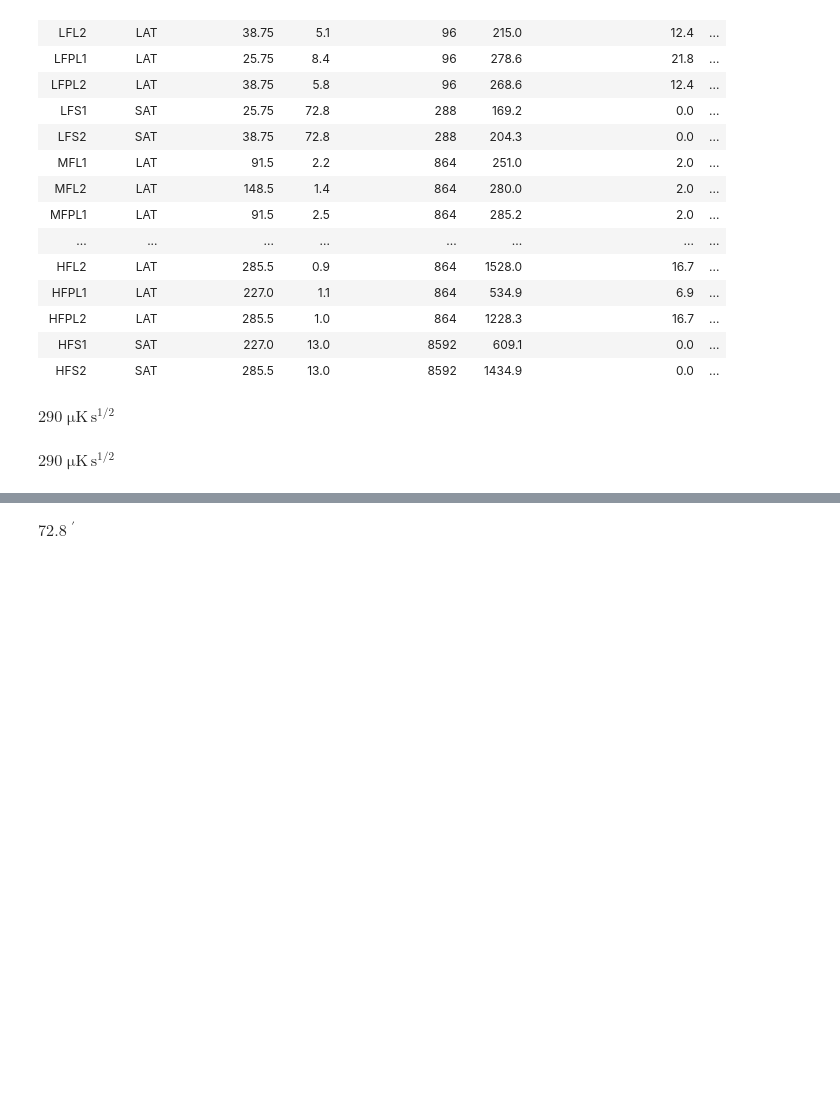
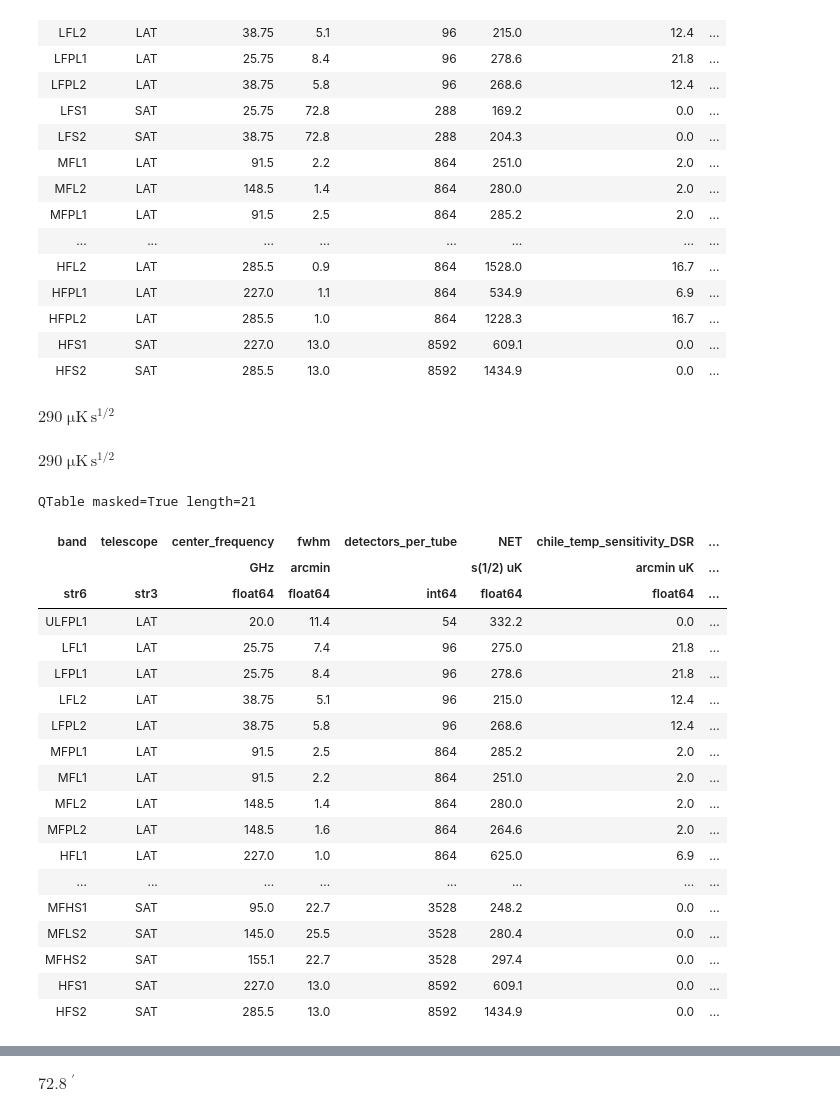
Before and after one commit to CMB-S4/s4mapbasedsims, a Jupyter notebook: 202102_design_tool_run/utils/create_s4_instrument_parameters.ipynb, the cells around one changed output, grey strips where cells are left out. Cells and saved outputs as stored; diff of their text form; code cells hidden in the pictures; blank space fills up the shorter version.

```diff
--- a/202102_design_tool_run/utils/create_s4_instrument_parameters.ipynb
+++ b/202102_design_tool_run/utils/create_s4_instrument_parameters.ipynb
@@ -297,6 +297,31 @@ t.loc["MFLS1"]["NET"]
 $290 \; \mathrm{\mu K\,s^{1/2}}$
 # %%
 t.meta["comments"] = ipac_warning
+# %%
+t.sort(["telescope", "center_frequency"])
+# %%
+t
+# %% [output]
+QTable masked=True length=21
+| band | telescope | center_frequency | fwhm | detectors_per_tube | NET | chile_temp_sensitivity_DSR | ... |
+|  |  | GHz | arcmin |  | s(1/2) uK | arcmin uK | ... |
+| str6 | str3 | float64 | float64 | int64 | float64 | float64 | ... |
+| ULFPL1 | LAT | 20.0 | 11.4 | 54 | 332.2 | 0.0 | ... |
+| LFL1 | LAT | 25.75 | 7.4 | 96 | 275.0 | 21.8 | ... |
+| LFPL1 | LAT | 25.75 | 8.4 | 96 | 278.6 | 21.8 | ... |
+| LFL2 | LAT | 38.75 | 5.1 | 96 | 215.0 | 12.4 | ... |
+| LFPL2 | LAT | 38.75 | 5.8 | 96 | 268.6 | 12.4 | ... |
+| MFPL1 | LAT | 91.5 | 2.5 | 864 | 285.2 | 2.0 | ... |
+| MFL1 | LAT | 91.5 | 2.2 | 864 | 251.0 | 2.0 | ... |
+| MFL2 | LAT | 148.5 | 1.4 | 864 | 280.0 | 2.0 | ... |
+| MFPL2 | LAT | 148.5 | 1.6 | 864 | 264.6 | 2.0 | ... |
+| HFL1 | LAT | 227.0 | 1.0 | 864 | 625.0 | 6.9 | ... |
+| ... | ... | ... | ... | ... | ... | ... | ... |
+| MFHS1 | SAT | 95.0 | 22.7 | 3528 | 248.2 | 0.0 | ... |
+| MFLS2 | SAT | 145.0 | 25.5 | 3528 | 280.4 | 0.0 | ... |
+| MFHS2 | SAT | 155.1 | 22.7 | 3528 | 297.4 | 0.0 | ... |
+| HFS1 | SAT | 227.0 | 13.0 | 8592 | 609.1 | 0.0 | ... |
+| HFS2 | SAT | 285.5 | 13.0 | 8592 | 1434.9 | 0.0 | ... |
 # %%
 t.write("../instrument_model/cmbs4_instrument_model.tbl", format="ascii.ipac", overwrite=True)
 # %%
```
Also changed, not shown: parts of 2 cells of this notebook, 1 other file.
